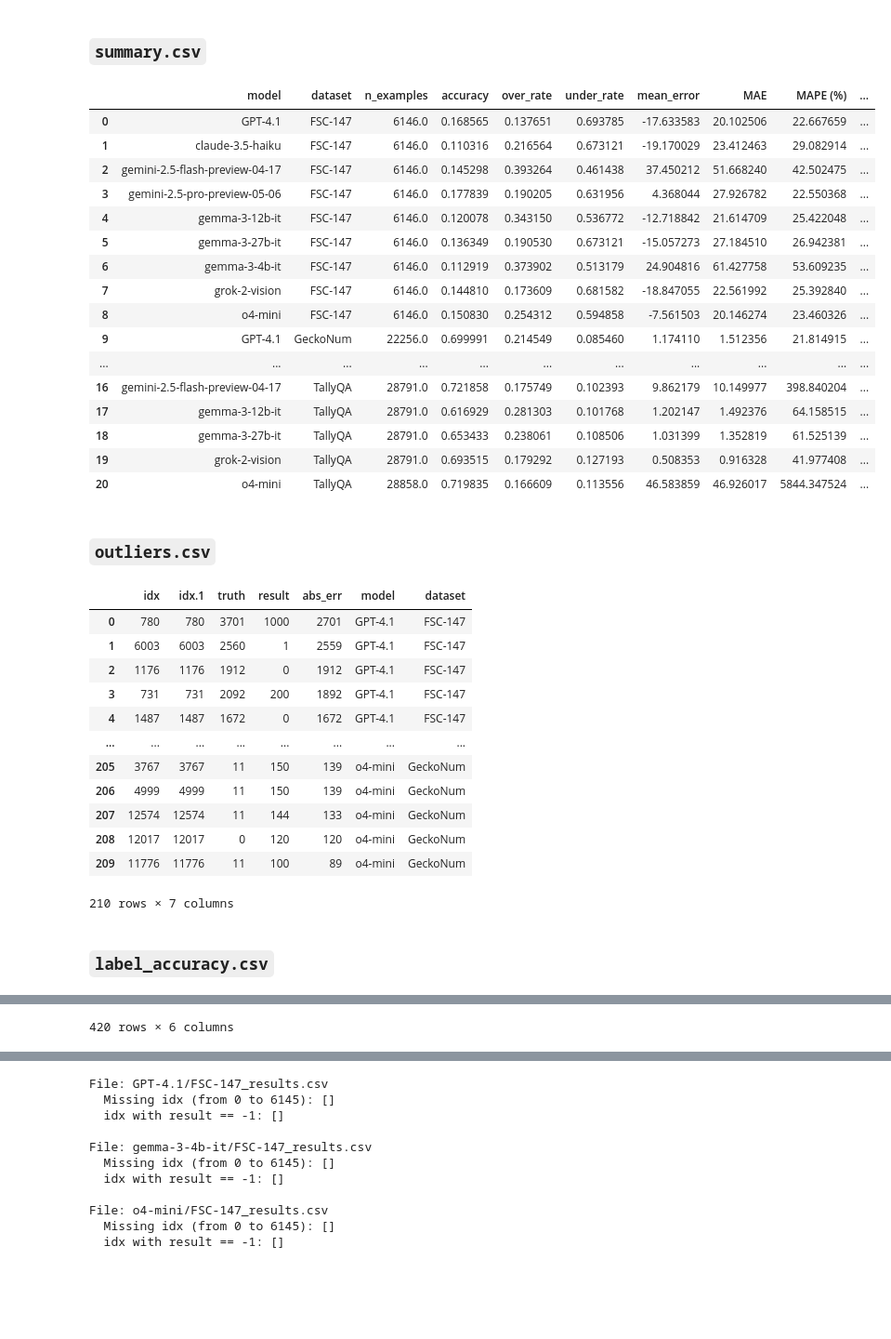
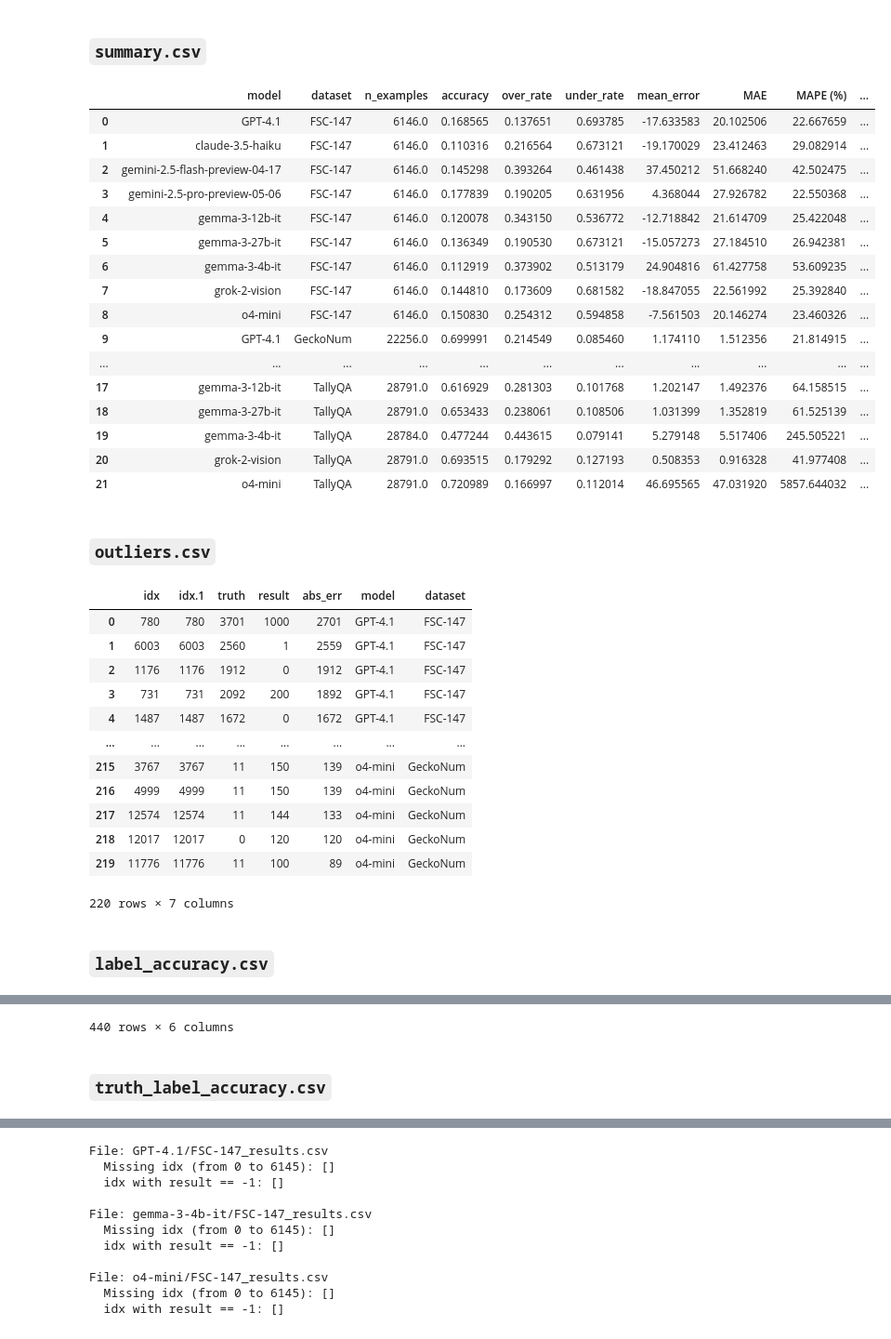
Before and after one commit to alexander-brady/grounding-vlms, a Jupyter notebook: eval/print_df.ipynb, the cells around one changed output, grey strips where cells are left out. Shown: that part at 93% size. Saved outputs shown, nothing was run; the diff lists cells and outputs as text; code cells hidden in the pictures; blank space fills up the shorter version.

```diff
--- a/eval/print_df.ipynb
+++ b/eval/print_df.ipynb
@@ -3,39 +3,39 @@ import pandas as pd
 from pathlib import Path
 from IPython.display import display, Markdown
 
 # Directory containing the CSVs
 csv_dir = Path('analysis')
 
 # List of files you want to load
-files = ['summary.csv', 'outliers.csv', 'label_accuracy.csv']
+files = ['summary.csv', 'outliers.csv', 'label_accuracy.csv', 'truth_label_accuracy.csv']
 
 for fname in files:
     path = csv_dir / fname
     if path.exists():
         df = pd.read_csv(path)
         display(Markdown(f"### `{fname}`"))
         display(df)
     else:
         display(Markdown(f"**Warning:** `{fname}` not found in {csv_dir}"))
 # %% [output]
 ### `summary.csv`
 |  | model | dataset | n_examples | accuracy | over_rate | under_rate | mean_error | MAE | MAPE (%) | ... |
 | 0 | GPT-4.1 | FSC-147 | 6146.0 | 0.168565 | 0.137651 | 0.693785 | -17.633583 | 20.102506 | 22.667659 | ... |
 | 1 | claude-3.5-haiku | FSC-147 | 6146.0 | 0.110316 | 0.216564 | 0.673121 | -19.170029 | 23.412463 | 29.082914 | ... |
 | 2 | gemini-2.5-flash-preview-04-17 | FSC-147 | 6146.0 | 0.145298 | 0.393264 | 0.461438 | 37.450212 | 51.668240 | 42.502475 | ... |
 | 3 | gemini-2.5-pro-preview-05-06 | FSC-147 | 6146.0 | 0.177839 | 0.190205 | 0.631956 | 4.368044 | 27.926782 | 22.550368 | ... |
 | 4 | gemma-3-12b-it | FSC-147 | 6146.0 | 0.120078 | 0.343150 | 0.536772 | -12.718842 | 21.614709 | 25.422048 | ... |
 | 5 | gemma-3-27b-it | FSC-147 | 6146.0 | 0.136349 | 0.190530 | 0.673121 | -15.057273 | 27.184510 | 26.942381 | ... |
 | 6 | gemma-3-4b-it | FSC-147 | 6146.0 | 0.112919 | 0.373902 | 0.513179 | 24.904816 | 61.427758 | 53.609235 | ... |
 | 7 | grok-2-vision | FSC-147 | 6146.0 | 0.144810 | 0.173609 | 0.681582 | -18.847055 | 22.561992 | 25.392840 | ... |
 | 8 | o4-mini | FSC-147 | 6146.0 | 0.150830 | 0.254312 | 0.594858 | -7.561503 | 20.146274 | 23.460326 | ... |
 | 9 | GPT-4.1 | GeckoNum | 22256.0 | 0.699991 | 0.214549 | 0.085460 | 1.174110 | 1.512356 | 21.814915 | ... |
 | ... | ... | ... | ... | ... | ... | ... | ... | ... | ... | ... |
-| 16 | gemini-2.5-flash-preview-04-17 | TallyQA | 28791.0 | 0.721858 | 0.175749 | 0.102393 | 9.862179 | 10.149977 | 398.840204 | ... |
 | 17 | gemma-3-12b-it | TallyQA | 28791.0 | 0.616929 | 0.281303 | 0.101768 | 1.202147 | 1.492376 | 64.158515 | ... |
 | 18 | gemma-3-27b-it | TallyQA | 28791.0 | 0.653433 | 0.238061 | 0.108506 | 1.031399 | 1.352819 | 61.525139 | ... |
-| 19 | grok-2-vision | TallyQA | 28791.0 | 0.693515 | 0.179292 | 0.127193 | 0.508353 | 0.916328 | 41.977408 | ... |
-| 20 | o4-mini | TallyQA | 28858.0 | 0.719835 | 0.166609 | 0.113556 | 46.583859 | 46.926017 | 5844.347524 | ... |
+| 19 | gemma-3-4b-it | TallyQA | 28784.0 | 0.477244 | 0.443615 | 0.079141 | 5.279148 | 5.517406 | 245.505221 | ... |
+| 20 | grok-2-vision | TallyQA | 28791.0 | 0.693515 | 0.179292 | 0.127193 | 0.508353 | 0.916328 | 41.977408 | ... |
+| 21 | o4-mini | TallyQA | 28791.0 | 0.720989 | 0.166997 | 0.112014 | 46.695565 | 47.031920 | 5857.644032 | ... |
 ### `outliers.csv`
 |  | idx | idx.1 | truth | result | abs_err | model | dataset |
 | 0 | 780 | 780 | 3701 | 1000 | 2701 | GPT-4.1 | FSC-147 |
@@ -44,12 +44,12 @@ for fname in files:
 | 3 | 731 | 731 | 2092 | 200 | 1892 | GPT-4.1 | FSC-147 |
 | 4 | 1487 | 1487 | 1672 | 0 | 1672 | GPT-4.1 | FSC-147 |
 | ... | ... | ... | ... | ... | ... | ... | ... |
-| 205 | 3767 | 3767 | 11 | 150 | 139 | o4-mini | GeckoNum |
-| 206 | 4999 | 4999 | 11 | 150 | 139 | o4-mini | GeckoNum |
-| 207 | 12574 | 12574 | 11 | 144 | 133 | o4-mini | GeckoNum |
-| 208 | 12017 | 12017 | 0 | 120 | 120 | o4-mini | GeckoNum |
-| 209 | 11776 | 11776 | 11 | 100 | 89 | o4-mini | GeckoNum |
+| 215 | 3767 | 3767 | 11 | 150 | 139 | o4-mini | GeckoNum |
+| 216 | 4999 | 4999 | 11 | 150 | 139 | o4-mini | GeckoNum |
+| 217 | 12574 | 12574 | 11 | 144 | 133 | o4-mini | GeckoNum |
+| 218 | 12017 | 12017 | 0 | 120 | 120 | o4-mini | GeckoNum |
+| 219 | 11776 | 11776 | 11 | 100 | 89 | o4-mini | GeckoNum |
-210 rows × 7 columns
+220 rows × 7 columns
 ### `label_accuracy.csv`
 |  | label | accuracy | count | rank | model | dataset |
 | 0 | lighters | 1.000000 | 1 | top | GPT-4.1 | FSC-147 |
@@ -66 +66,2 @@ for fname in files:
-420 rows × 6 columns
+440 rows × 6 columns
+### `truth_label_accuracy.csv`
```
Also changed, not shown: parts of 1 cell of this notebook, 8 other files.
